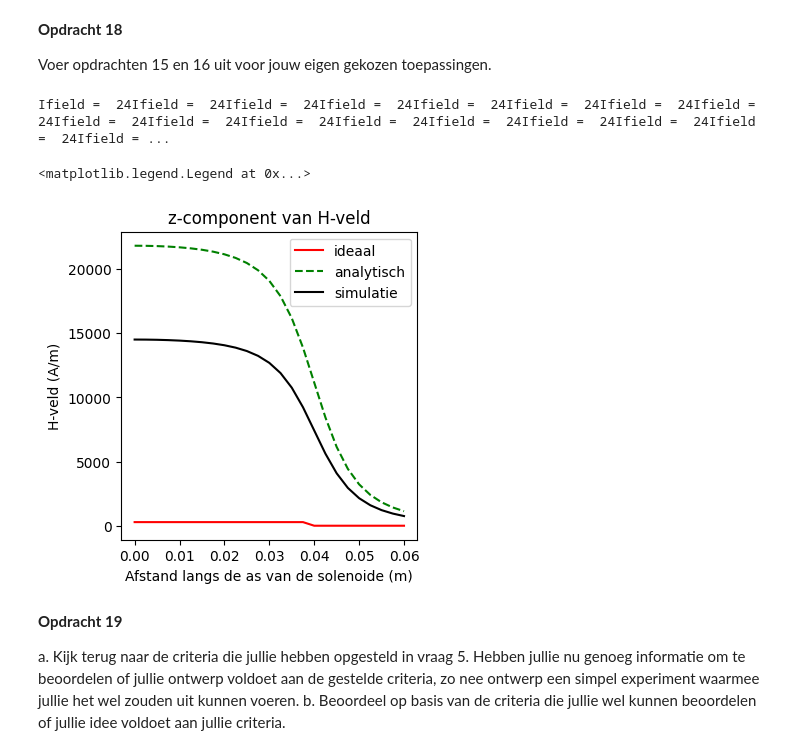
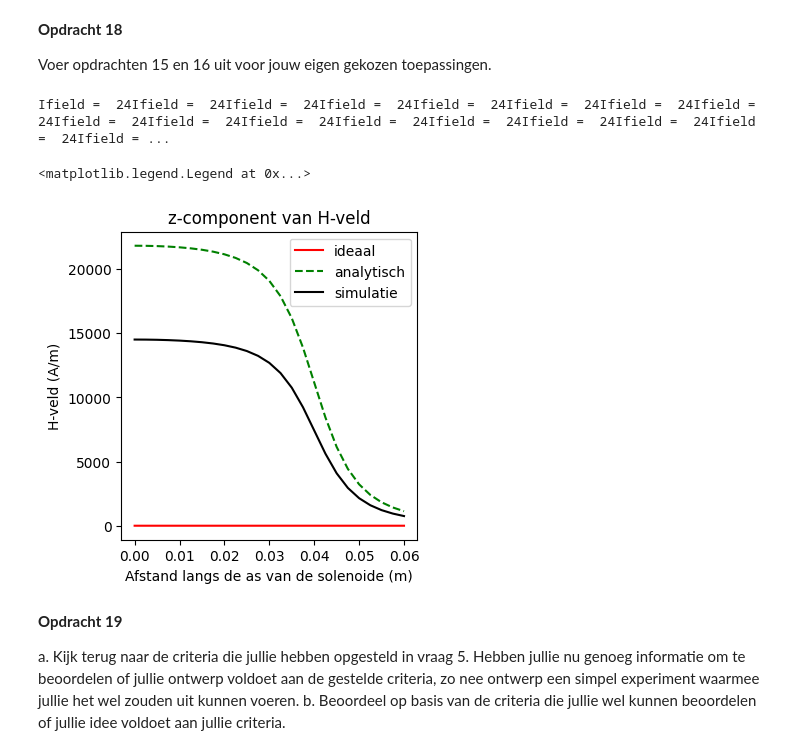
Before and after one commit to Timomloo/opdrachten-DEF-D, a Jupyter notebook: DigitaleOntwerpopdrachten/2KrachtactuatorOpdracht/KrachtactuatorOpdrachtd.ipynb, the cells around one changed output. Drawn from its saved outputs; the diff is of its cells as text; code cells hidden in the pictures.

```diff
--- a/DigitaleOntwerpopdrachten/2KrachtactuatorOpdracht/KrachtactuatorOpdrachtd.ipynb
+++ b/DigitaleOntwerpopdrachten/2KrachtactuatorOpdracht/KrachtactuatorOpdrachtd.ipynb
@@ -672,10 +663,52 @@ De minimale krachteis was 40N voor de deuractuator. Hier komen we uit op een kra
 
 Voer opdrachten 15 en 16 uit voor jouw eigen gekozen toepassingen.
 # %%
+#Wij hadden 300 omwentelingen voor onze deuractuator, en de telefoonoplader als bron
+
+aantal_omwentelingen = 300
+L_sol = 0.08
+
+n_ax=25
+z_ax=np.linspace(0, 1.5*L_sol/2, n_ax)
+H_ax=np.zeros((n_ax,1))
+N=10000
+
+for i_field in range(n_ax):
+    print(f"\rIfield =  {i_field}", end="") # Print welk element van het veld nu berekend wordt.
+    # Bepaal de field coordinate
+    r_field = np.array([0,0, z_ax[i_field]])
+    Hsimulated=np.array([0,0,0], dtype='float64')
+    for i_source in np.arange(1, N):
+        # Bepaal dl en r_source en gebruik
+        z_source = -L_sol/2 + (i_source / N) * L_sol #de plek waar het veld is per wikkeling
+        r_source = np.array([x[i_source],y[i_source],z[i_source]]) #r_source
+        dl = np.array([x[i_source] - x[i_source-1],
+                        y[i_source] - y[i_source-1],
+                        z[i_source] - z[i_source-1]])
+        Hsimulated += field_current_element(r_field, r_source, dl)
+        print(f"Ifield =  {i_field}", end="")
+
+    # selecting the z-component
+    H_ax[i_field,0]=Hsimulated[2]
+
+H_veld_ideaal=analytical_answer*np.ones(n_ax)*(1.0*(z_ax < L_sol/2))
+
+# dit is nog een aardige analytische uitdrukking die je kan uitrekenen voor de z-component op de as van een solenoide met eindige lengte
+H_veld_analytisch=(aantal_omwentelingen*I/L_sol/2)*((L_sol/2-z_ax)/np.sqrt((z_ax- L_sol/2)**2 + r_sol**2)+(L_sol/2+z_ax)/np.sqrt((z_ax+ L_sol/2)**2 + r_sol**2))
+
+plt.figure(figsize=[13,4])
+plt.subplot(131)
+plt.title('z-component van H-veld')
+plt.plot(z_ax, H_veld_ideaal, '-r', label='ideaal')
+plt.plot(z_ax, H_veld_analytisch, '--g', label='analytisch')
+plt.plot(z_ax, H_ax, '-k', label='simulatie')
+plt.xlabel('Afstand langs de as van de solenoide (m)')
+plt.ylabel('H-veld (A/m)')
+plt.legend()
 # %% [output]
 Ifield =  24Ifield =  24Ifield =  24Ifield =  24Ifield =  24Ifield =  24Ifield =  24Ifield =  24Ifield =  24Ifield =  24Ifield =  24Ifield =  24Ifield =  24Ifield =  24Ifield =  24Ifield =  24Ifield = ...
 <matplotlib.legend.Legend at 0x...>
-[figure, old version]
+[figure, new version]
 # %% [markdown]
 **Opdracht 19**
 
```
Also changed, not shown: parts of 4 cells of this notebook.
